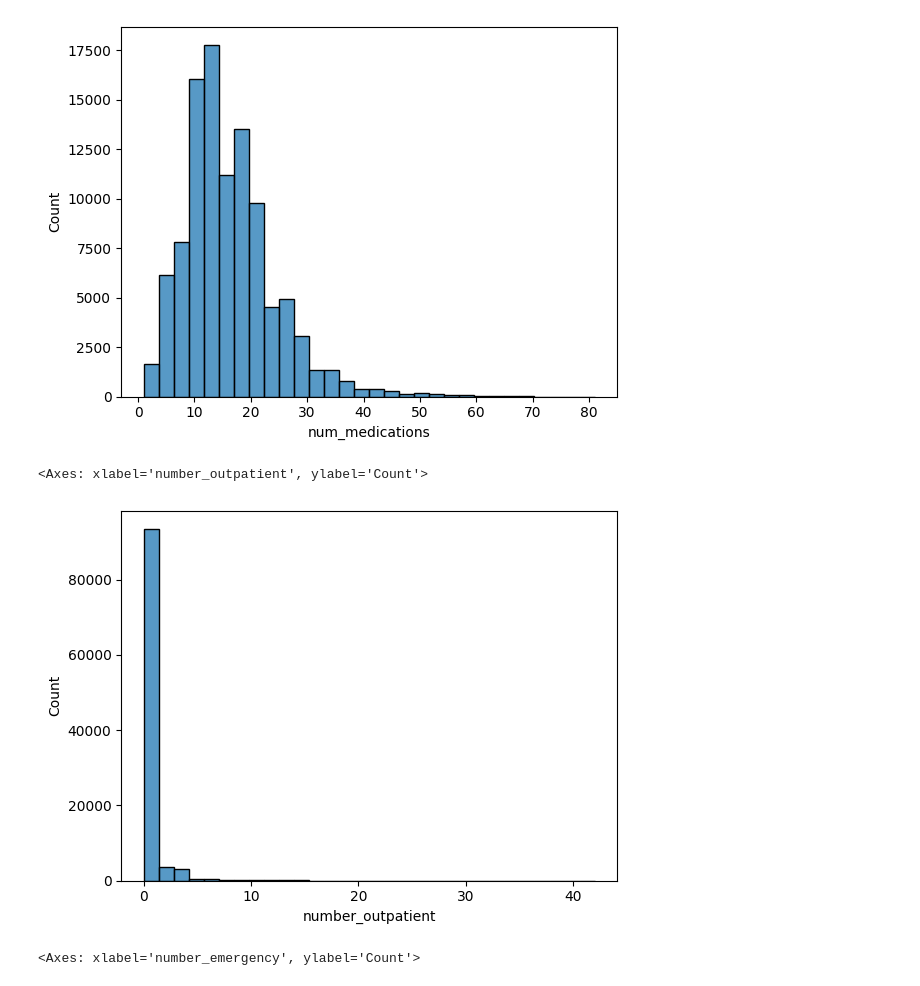
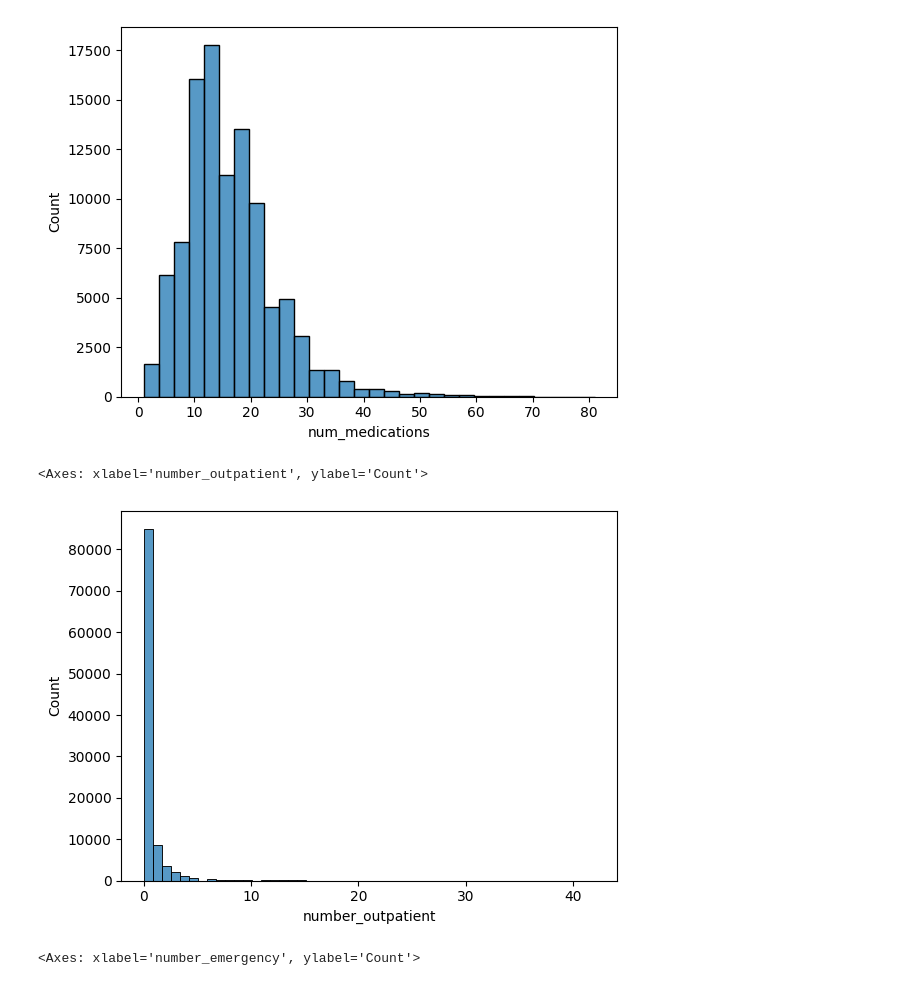
Before and after one commit to samuelLi05/Data_Science_Lab_Notebooks_ECE460J, a Jupyter notebook: Lab1/Data_Science_Lab_1_2026.ipynb, the cells around one changed output. Saved outputs shown, nothing was run; the diff lists cells and outputs as text; code cells hidden in the pictures.

```diff
--- a/Lab1/Data_Science_Lab_1_2026.ipynb
+++ b/Lab1/Data_Science_Lab_1_2026.ipynb
@@ -259,10 +259,10 @@ sns.histplot(data=X_uci["num_medications"].dropna(), bins=30, kde=False)
 <Axes: xlabel='num_medications', ylabel='Count'>
 [figure]
 # %%
-sns.histplot(data=X_uci["number_outpatient"].dropna(), bins=30, kde=False)
+sns.histplot(data=X_uci["number_outpatient"].dropna(), bins=50, kde=False)
 # %% [output]
 <Axes: xlabel='number_outpatient', ylabel='Count'>
-[figure, old version]
+[figure, new version]
 # %%
 sns.histplot(data=X_uci["number_emergency"].dropna(), bins=30, kde=False)
 # %% [output]
```
Also changed, not shown: parts of 10 cells of this notebook, 3 other files.
